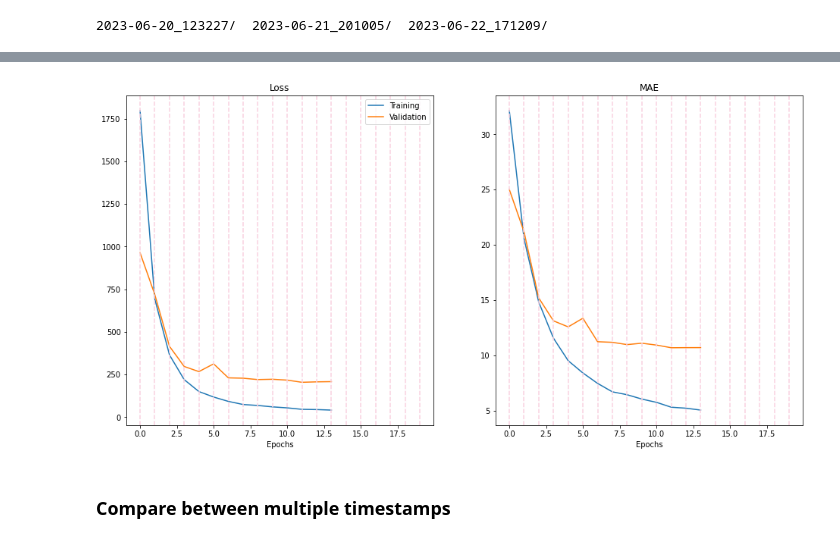
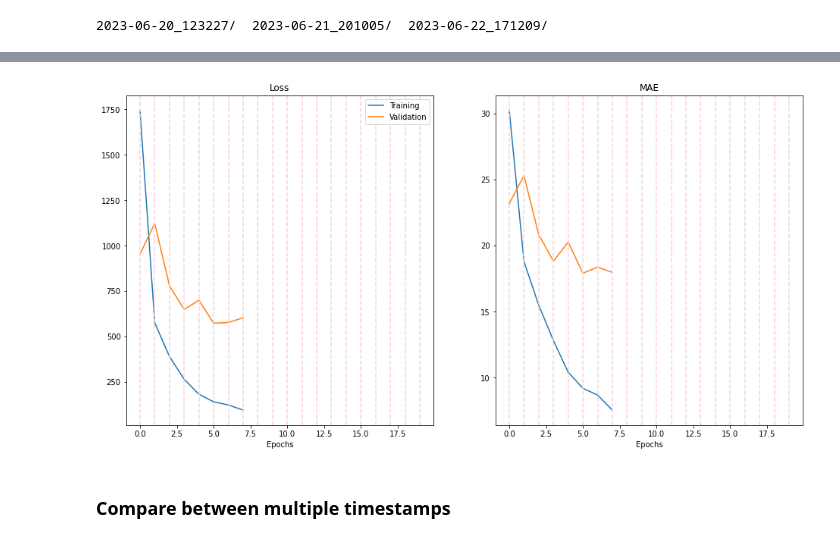
Before and after one commit to Pablo-Izquierdo/image-classification-tf, a Jupyter notebook: notebooks/2.0-Model_training.ipynb, the cells around one changed output, grey strips where cells are left out. Cells and saved outputs as stored; diff of their text form; code cells hidden in the pictures.

```diff
--- a/notebooks/2.0-Model_training.ipynb
+++ b/notebooks/2.0-Model_training.ipynb
@@ -53,7 +54,7 @@ import numpy as np
 from imgclas import paths, plot_utils
 
 # User parameters to set
-TIMESTAMP = '2023-06-22_171209'             # timestamp of the model
+TIMESTAMP = '2023-07-11_031218'             # timestamp of the model
 
 # Set the timestamp
 paths.timestamp = TIMESTAMP
@@ -79,4 +80,4 @@ Total training time: 1 day, 2:29:47
-[figure, old version]
+[figure, new version]
 # %% [markdown]
 ### Compare between multiple timestamps
 # %%
```
Also changed, not shown: parts of 10 cells of this notebook, 8 other files.
